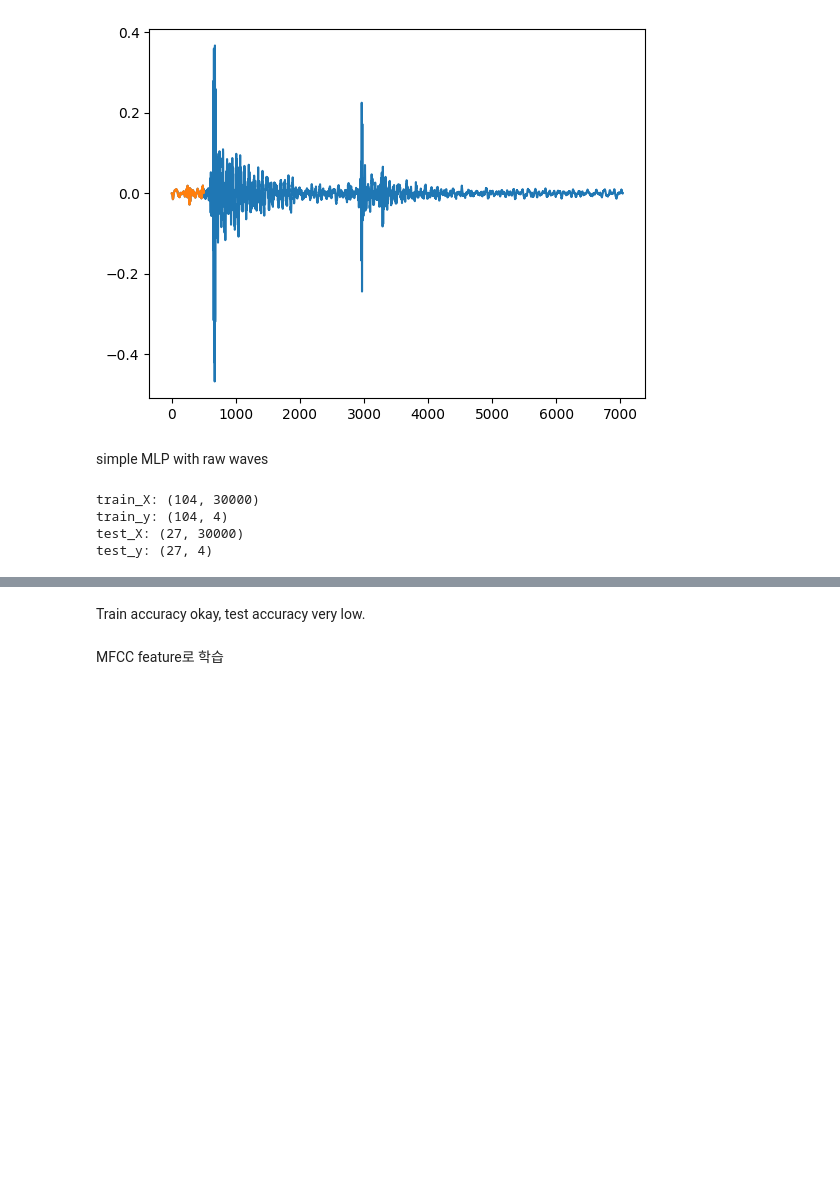
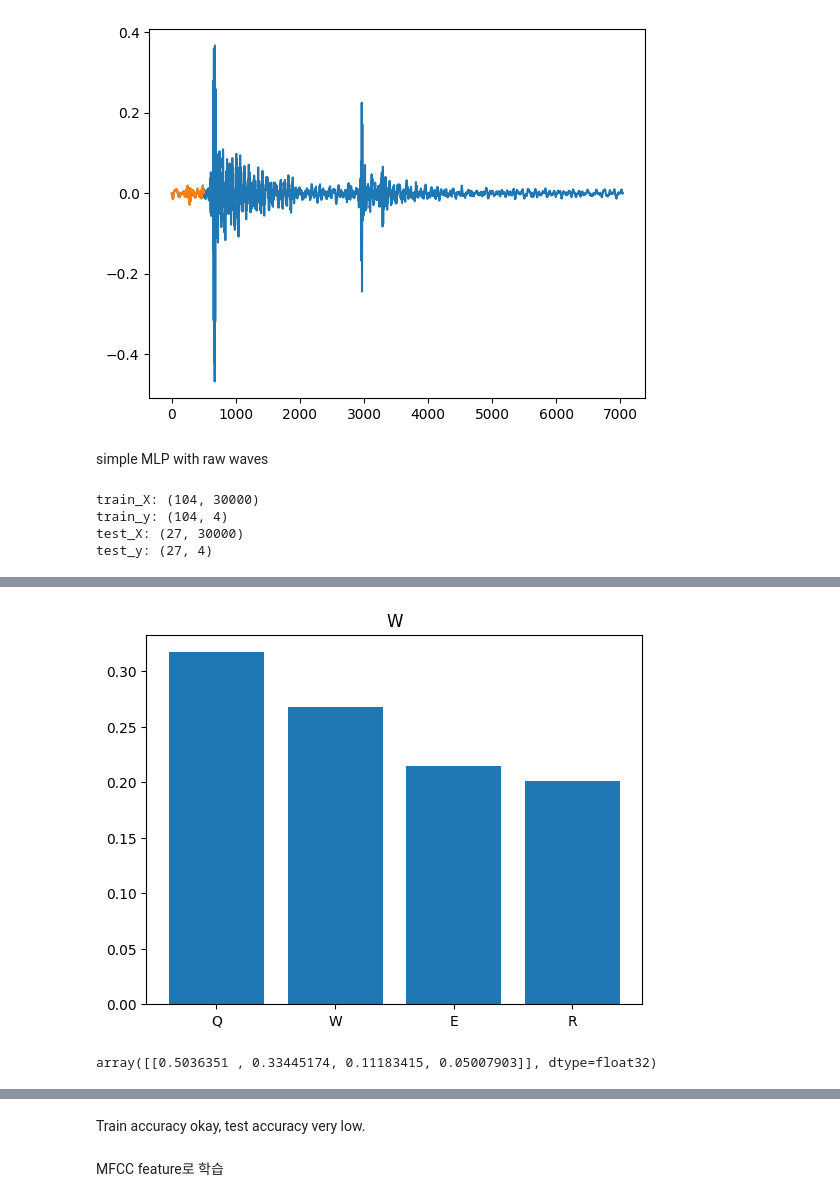
Before and after one commit to hyochung301/keyboard_DL, a Jupyter notebook: keyboard_classification.ipynb, the cells around one changed output, grey strips where cells are left out. Saved outputs shown, nothing was run; the diff lists cells and outputs as text; code cells hidden in the pictures; blank space fills up the shorter version.

```diff
--- a/keyboard_classification.ipynb
+++ b/keyboard_classification.ipynb
@@ -231,0 +234,10 @@ plt.legend()
+# %%
+filename = ('W-03.wav')
+padded_x = get_mlp(filename)
+padded_x = np.expand_dims(padded_x, 0)
+prediction = model.predict(padded_x)
+plt.bar(["Q", "W", "E", "R"], tf.nn.softmax(prediction[0]))
+plt.title('W')
+plt.show()
+prediction
+# %% [output]
@@ -231,0 +245,2 @@ plt.legend()
+[figure, added]
+array([[0.5036351 , 0.33445174, 0.11183415, 0.05007903]], dtype=float32)
```
Also changed, not shown: parts of 35 cells of this notebook.
